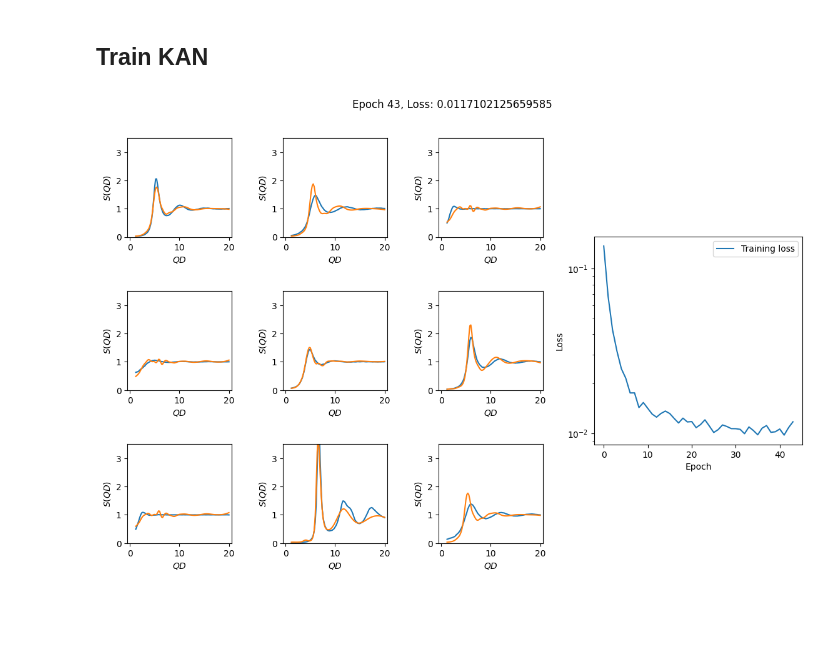
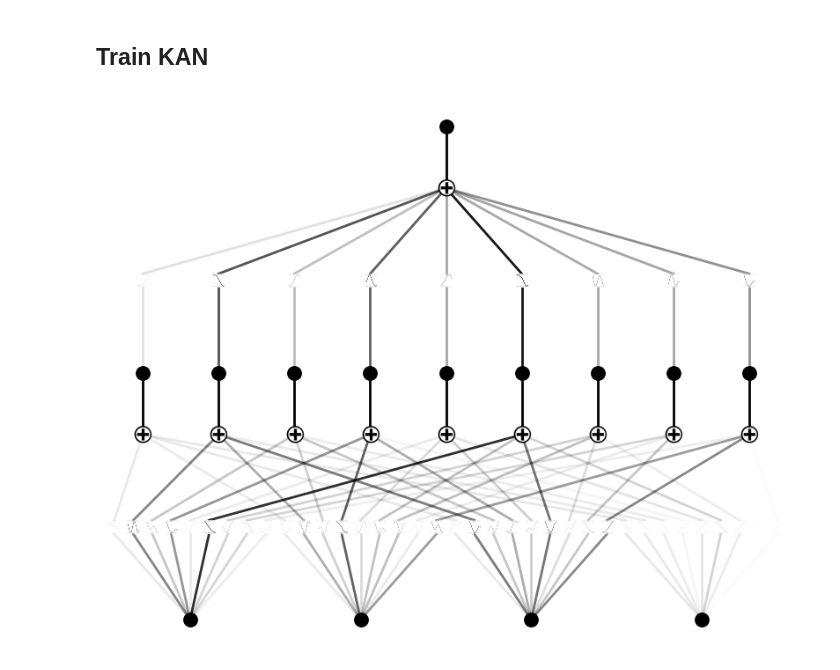
Before and after one commit to ch-tung/SQ_KAN, a Jupyter notebook: test_KAN_SQ.ipynb, the cells around one changed output. Saved outputs shown, nothing was run; the diff lists cells and outputs as text; code cells hidden in the pictures; blank space fills up the shorter version.

Commit message:
train KAN

```diff
--- a/test_KAN_SQ.ipynb
+++ b/test_KAN_SQ.ipynb
@@ -145,21 +168,26 @@ Q = np.linspace(1.2,20,95)
 class SQ_KAN(nn.Module):
     def __init__(self, width=[4,11,1], width_aug=[3,7,7,3], grid=9, k=3, seed=42, device=device):
         super(SQ_KAN, self).__init__()
-        self.kan_aug = KAN(width=width_aug, grid=5, k=k, seed=seed, device=device, noise_scale=2)#, base_fun = 'identity')
-        self.kan = KAN(width=width, grid=grid, k=k, seed=seed, device=device, noise_scale=2)#, base_fun = 'identity')
-        self.Q_torch = to_torch_device(Q/5)
+        self.kan_aug = KAN(width=width_aug, grid=7, k=k, seed=seed, device=device, noise_scale=2, base_fun = 'identity')
+        self.kan = KAN(width=width, grid=grid, k=k, seed=seed, device=device, noise_scale=2, base_fun = 'identity')
+        self.kan_aug.update_grid_from_samples(to_torch_device(x_train))
+        self.Q_torch = to_torch_device((Q-10)/20)
+        self.A = to_torch_device(A)
+        self.B = to_torch_device(B)
 
     def forward(self, x):
+        bg = (x@self.A+self.B)
         x = self.kan_aug(x)
         x_expanded = x.unsqueeze(1).expand(-1, self.Q_torch.size(0), -1)
         Q_expanded = self.Q_torch.unsqueeze(0).unsqueeze(-1).expand(x.size(0), -1, x.size(-1))
         Q_params = torch.cat([Q_expanded, x_expanded], dim=-1)
         Q_params_reshaped = Q_params.view(-1, Q_params.size(-1))
+        # self.kan.update_grid_from_samples(Q_params_reshaped)
         sq_full = self.kan(Q_params_reshaped)
         sq_full_reshaped = sq_full.view(x.size(0), self.Q_torch.size(0))
-        return torch.exp(sq_full_reshaped*2.5)
+        return (sq_full_reshaped) #+ bg # +to_torch_device(y_train_ave)
 
-model_KAN = SQ_KAN(width=[4,11,1], width_aug=[3,6,9,3], grid=5, k=3, seed=11451419, device=device)
+model_KAN = SQ_KAN(width=[4,9,1], width_aug=[3,7,7,3], grid=7, k=3, seed=11451419, device=device)
 
 # x_train_torch = to_torch_device(x_train)
 # x = x_train_torch[0:2]
@@ -175,6 +203,7 @@ saving model version 0.0
 def visualize_training_KAN(model, epoch, loss_list, x_ind, y_ind, save_path, savefig=True):
     os.makedirs(save_path, exist_ok=True)
 
+    bg = (x_ind@to_torch_device(A)+to_torch_device(B)).detach().cpu().numpy()
     y_pred_ind = model(x_ind)
     clear_output(wait=True)
     plt.figure(figsize=(11.5, 8))  # adjust the size as needed
@@ -229,7 +258,7 @@ def visualize_training_KAN(model, epoch, loss_list, x_ind, y_ind, save_path, sav
     plt.show()
     plt.pause(0.001)
 
-def train_model_KAN(model, x_train, y_train, epochs=100, batch_size=256, lr=1e-3, l2_reg=0.001, savefig=True):
+def train_model_KAN(model, x_train, y_train, epochs=100, batch_size=256, lr=1e-3, savefig=True):
     # Convert numpy arrays to PyTorch tensors
     x_train_torch = to_torch_device(x_train)
     y_train_torch = to_torch_device(y_train)
@@ -240,6 +269,7 @@ def train_model_KAN(model, x_train, y_train, epochs=100, batch_size=256, lr=1e-3
 
     # Define a loss function
     criterion = nn.MSELoss()
+    # criterion = nn.HuberLoss()
 
     # Define an optimizer
     optimizer = optim.Adam(model.parameters(), lr=lr)
@@ -256,11 +286,8 @@ def train_model_KAN(model, x_train, y_train, epochs=100, batch_size=256, lr=1e-3
             y_pred = model(x_batch)
 
             # Compute and print loss
-            loss = criterion(y_pred, y_batch)
-
-            # # Add L2 regularization
-            # l2_norm = sum(p.pow(2.0).sum() for p in model.parameters())
-            # loss = loss + l2_reg * l2_norm
+            index_loss = np.random.randint(95, size=32)
+            loss = criterion(y_pred[:,index_loss], y_batch[:,index_loss])
 
             # Zero gradients, perform a backward pass, and update the weights
             optimizer.zero_grad()
@@ -291,10 +318,13 @@ def train_model_KAN(model, x_train, y_train, epochs=100, batch_size=256, lr=1e-3
             # plt.yscale('log')
             # # plt.xscale('log')
             # plt.show()
+
+        # if epoch % 10 == 0:
+            model.kan.plot(scale=1)
 # %%
-train_model_KAN(model_KAN, x_train, y_train, epochs=2000, batch_size=500, l2_reg=0, lr=1e-2)
+train_model_KAN(model_KAN, x_train, y_train, epochs=1000, batch_size=256, lr=5e-3)
 # %% [output]
-[figure, old version]
+[figure, new version]
 # %%
 # Use glob to get the filenames
 save_path="./figures/KAN/"
```
Also changed, not shown: parts of 6 cells of this notebook, 1 other file.
